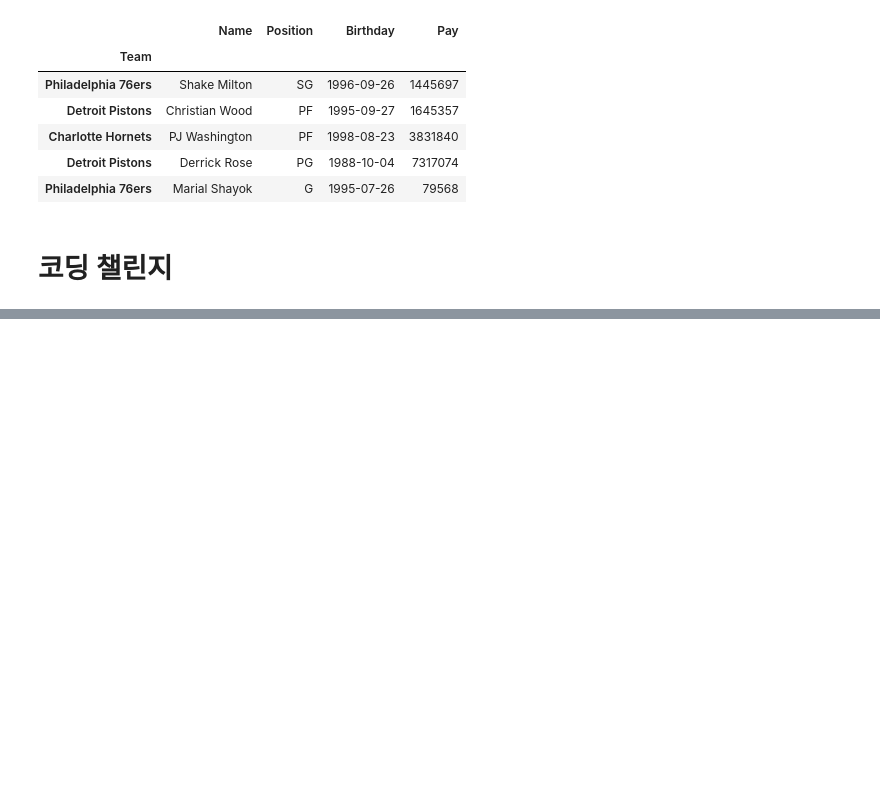
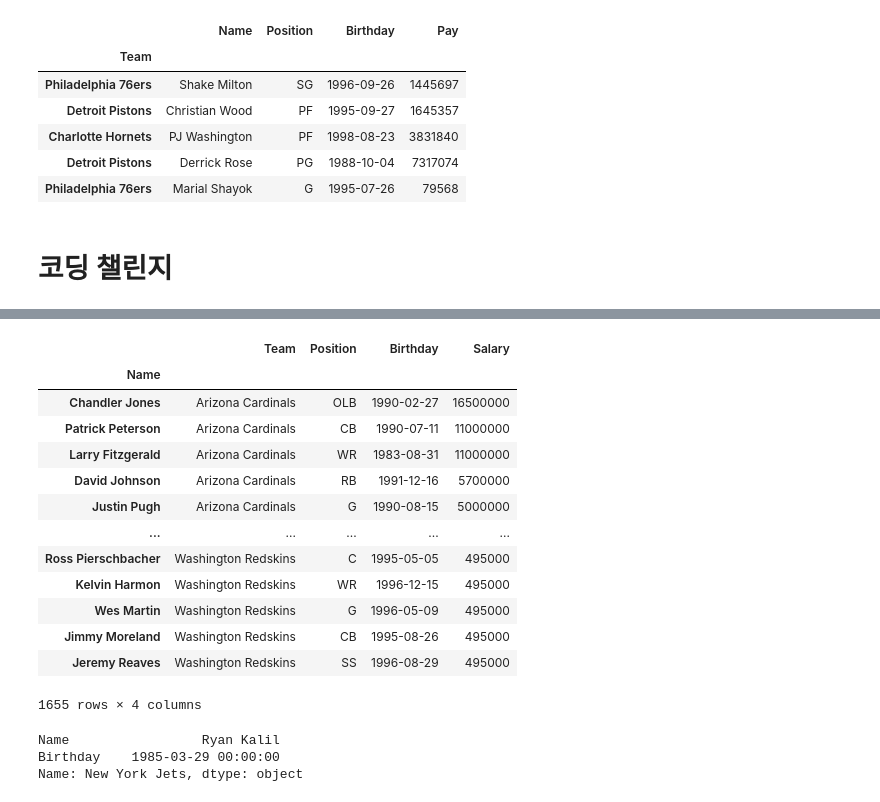
Before and after one commit to hello-kitsch/hello-kitsch.github.io, a Jupyter notebook: pandas_in_action/pandas_in_action_4_DataFrame_object.ipynb, the cells around one changed output, grey strips where cells are left out. Drawn from its saved outputs; the diff is of its cells as text; code cells hidden in the pictures; blank space fills up the shorter version.

```diff
--- a/pandas_in_action/pandas_in_action_4_DataFrame_object.ipynb
+++ b/pandas_in_action/pandas_in_action_4_DataFrame_object.ipynb
@@ -983 +983,11 @@ nfl = pd.read_csv(
 )
+# %%
+#2. Name을 DataFrame의 인덱스로 지정하는 두 가지 방법-1
+nfl = pd.read_csv(
+    "nfl.csv",
+    parse_dates = ["Birthday"],
+    index_col = "Name"
+)
+# %%
+#2. Name을 DataFrame의 인덱스로 지정하는 두 가지 방법-2
+nfl = nfl.set_index("Name")
@@ -983,0 +1026,31 @@ nfl = pd.read_csv(
+# %%
+#5. 데이터셋에서 팀을 알파벳 순서로 정렬 후 연봉을 내림차순으로 정렬
+nfl.sort_values(by = ["Team", "Salary"], ascending = [True, False])
+# %% [output]
+|  | Team | Position | Birthday | Salary |
+| Name |  |  |  |  |
+| Chandler Jones | Arizona Cardinals | OLB | 1990-02-27 | 16500000 |
+| Patrick Peterson | Arizona Cardinals | CB | 1990-07-11 | 11000000 |
+| Larry Fitzgerald | Arizona Cardinals | WR | 1983-08-31 | 11000000 |
+| David Johnson | Arizona Cardinals | RB | 1991-12-16 | 5700000 |
+| Justin Pugh | Arizona Cardinals | G | 1990-08-15 | 5000000 |
+| ... | ... | ... | ... | ... |
+| Ross Pierschbacher | Washington Redskins | C | 1995-05-05 | 495000 |
+| Kelvin Harmon | Washington Redskins | WR | 1996-12-15 | 495000 |
+| Wes Martin | Washington Redskins | G | 1996-05-09 | 495000 |
+| Jimmy Moreland | Washington Redskins | CB | 1995-08-26 | 495000 |
+| Jeremy Reaves | Washington Redskins | SS | 1996-08-29 | 495000 |
+1655 rows × 4 columns
+# %%
+#6. New York Jets 팀에서 가장 나이가 많은 선수의 이름과 생일
+#오답
+#nfl["Team"].sort_values("Birthday", ascending=False).iloc[0, [0, 2]]
+
+nfl = nfl.reset_index().set_index(keys = "Team")
+nfl_nyj_birthday = nfl.loc["New York Jets"].sort_values("Birthday")
+nfl_nyj_birthday.iloc[0, [0, 2]]
+#index location과 location을 각각 행과 열에서 혼용하는 방법은 없나?
+# %% [output]
+Name                 Ryan Kalil
+Birthday    1985-03-29 00:00:00
+Name: New York Jets, dtype: object
```
Also changed, not shown: parts of 3 cells of this notebook, 3 other files.
